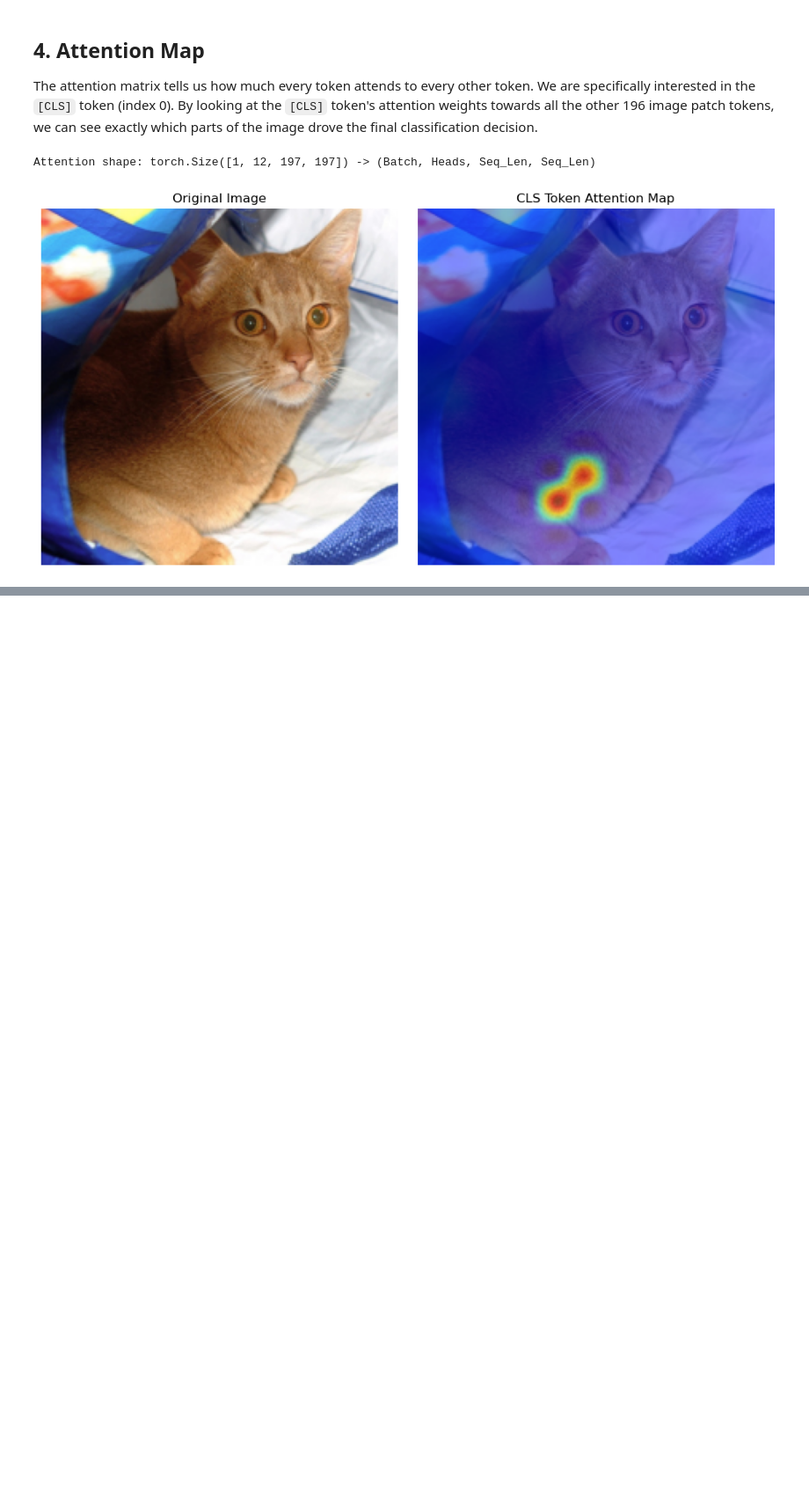
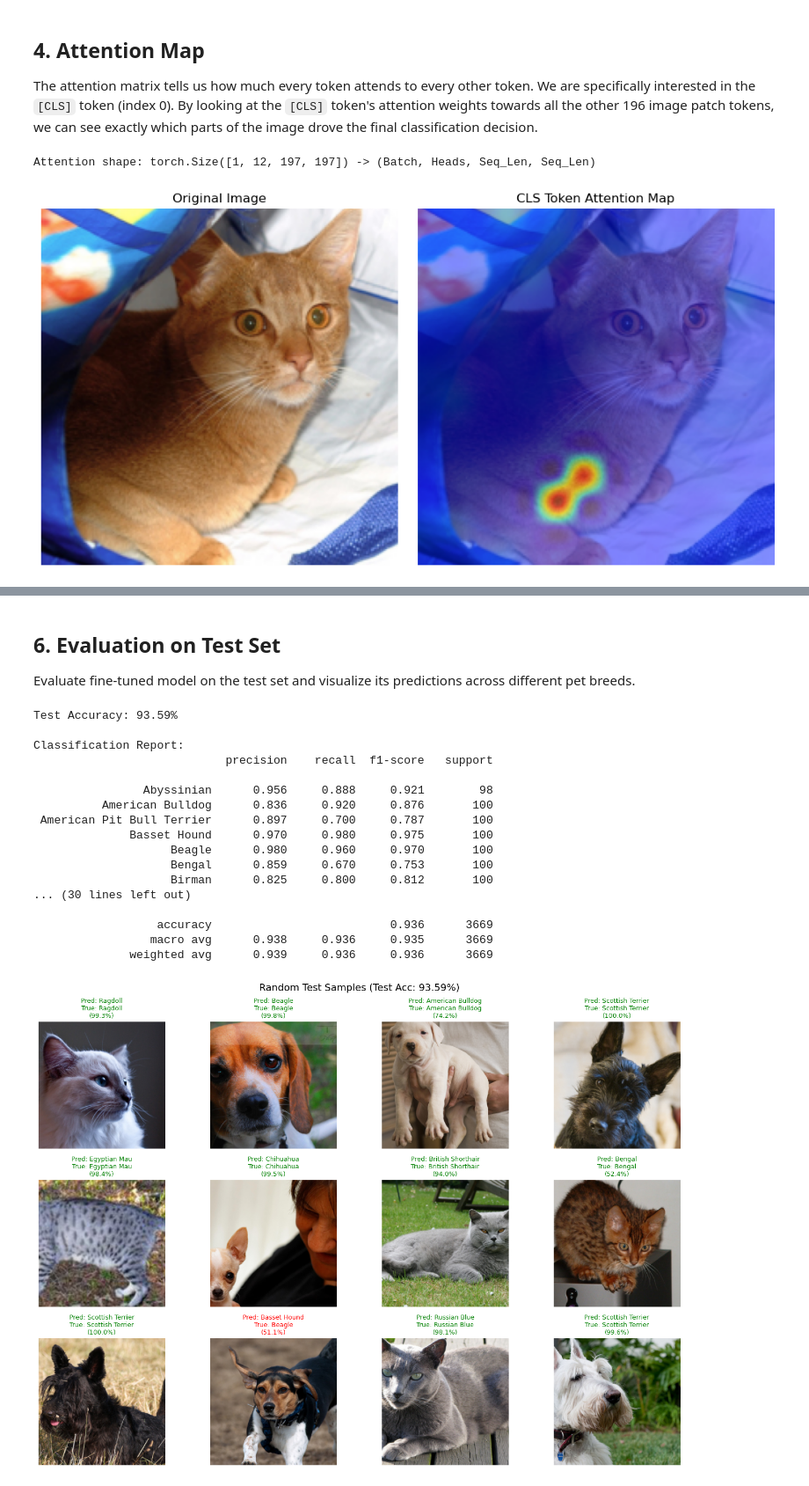
Before and after one commit to DorukKaraman/ViT-Pet-Classification, a Jupyter notebook: vit.ipynb, the cells around one changed output, grey strips where cells are left out. Shown at 88% size. Drawn from its saved outputs; the diff is of its cells as text; code cells hidden in the pictures; blank space fills up the shorter version.

```diff
--- a/vit.ipynb
+++ b/vit.ipynb
@@ -131,0 +273,72 @@ Attention shape: torch.Size([1, 12, 197, 197]) -> (Batch, Heads, Seq_Len, Seq_Le
+# %% [markdown]
+## 6. Evaluation on Test Set
+Evaluate fine-tuned model on the test set and visualize its predictions across different pet breeds.
+# %%
+model.eval()
+
+all_preds = []
+all_labels = []
+
+with torch.no_grad():
+    for inputs, labels in test_loader:
+        inputs, labels = inputs.to(device), labels.to(device)
+        outputs = model(inputs)
+        _, predicted = torch.max(outputs, 1)
+        all_preds.extend(predicted.cpu().numpy())
+        all_labels.extend(labels.cpu().numpy())
+
+all_preds = np.array(all_preds)
+all_labels = np.array(all_labels)
+
+test_acc = 100 * (all_preds == all_labels).sum() / len(all_labels)
+print(f"Test Accuracy: {test_acc:.2f}%\n")
+
+print("Classification Report:")
+print(classification_report(all_labels, all_preds, target_names=class_names, digits=3))
+
+sample_indices = random.sample(range(len(test_dataset)), 12)
+
+fig, axes = plt.subplots(3, 4, figsize=(14, 10))
+
+for ax, idx in zip(axes.flat, sample_indices):
+    img, true_label = test_dataset[idx]
+    input_img = normalize(img).unsqueeze(0).to(device)
+
+    with torch.no_grad():
+        output = model(input_img)
+        prob = torch.nn.functional.softmax(output, dim=1)
+        conf, pred_idx = torch.max(prob, 1)
+
+    pred_class = class_names[pred_idx.item()]
+    true_class = class_names[true_label]
+    confidence = conf.item() * 100
+
+    ax.imshow(img.permute(1, 2, 0).numpy())
+    color = 'green' if pred_idx.item() == true_label else 'red'
+    ax.set_title(f"Pred: {pred_class}\nTrue: {true_class}\n({confidence:.1f}%)",
+                 fontsize=9, color=color)
+    ax.axis('off')
+
+plt.suptitle(f"Random Test Samples (Test Acc: {test_acc:.2f}%)", fontsize=14)
+plt.tight_layout()
+plt.savefig('visuals/test_predictions.png', dpi=150, bbox_inches='tight')
+plt.show()
+# %% [output]
+Test Accuracy: 93.59%
+
+Classification Report:
+                            precision    recall  f1-score   support
+
+                Abyssinian      0.956     0.888     0.921        98
+          American Bulldog      0.836     0.920     0.876       100
+ American Pit Bull Terrier      0.897     0.700     0.787       100
+              Basset Hound      0.970     0.980     0.975       100
+                    Beagle      0.980     0.960     0.970       100
+                    Bengal      0.859     0.670     0.753       100
+                    Birman      0.825     0.800     0.812       100
+... (30 lines left out)
+
+                  accuracy                          0.936      3669
+                 macro avg      0.938     0.936     0.935      3669
+              weighted avg      0.939     0.936     0.936      3669
+[figure, added]
```
Also changed, not shown: parts of 8 cells of this notebook, 6 other files.
